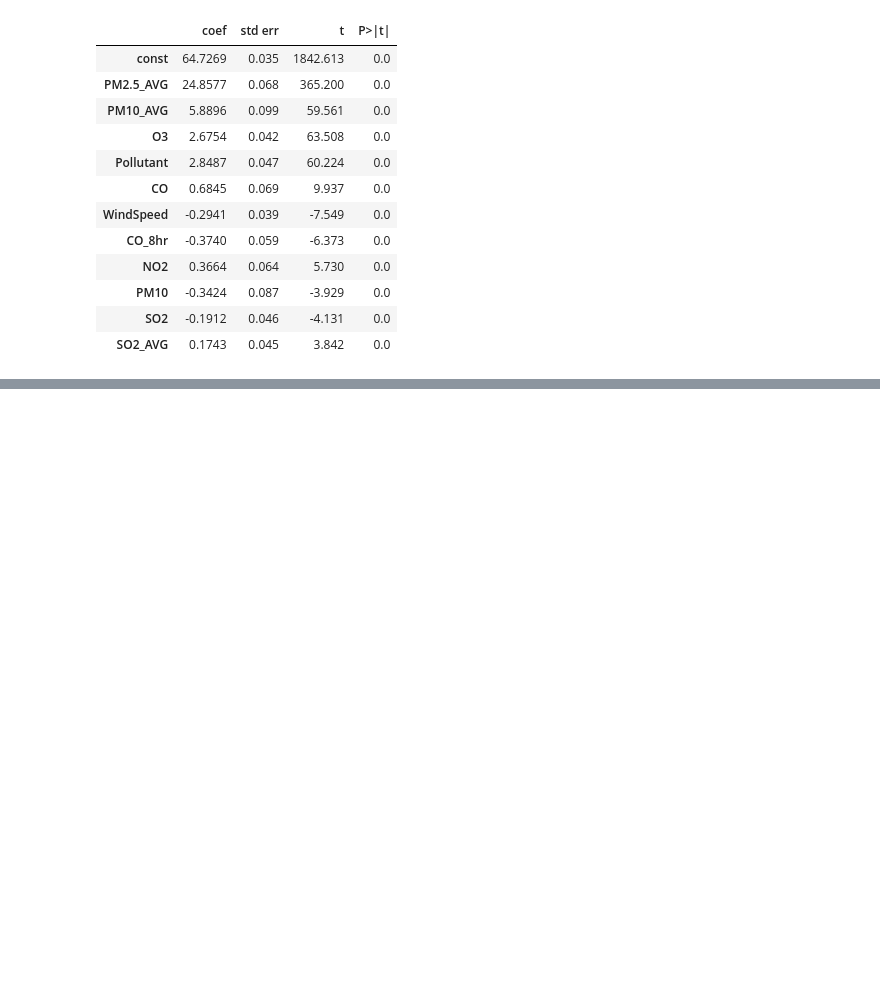
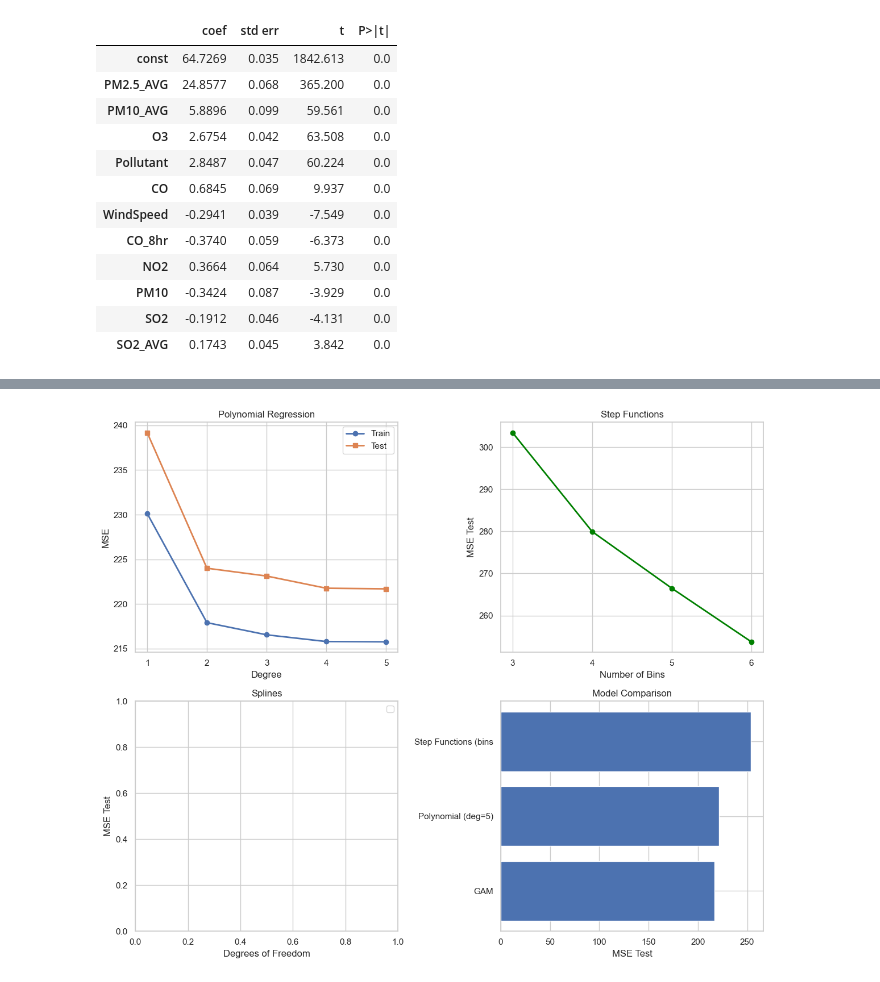
Before and after one commit to lekoundanmgedeon/ml-final-project, a Jupyter notebook: task-3.ipynb, the cells around one changed output, grey strips where cells are left out. Saved outputs shown, nothing was run; the diff lists cells and outputs as text; code cells hidden in the pictures; blank space fills up the shorter version.

```diff
--- a/task-3.ipynb
+++ b/task-3.ipynb
@@ -321,0 +1173,16 @@ Those variables are significant to perform Linear Regression
+# %%
+# ====================================================================
+# 6. COMPARAISON
+# ====================================================================
+
+print("\n" + "=" * 70)
+print("COMPARAISON DES MÉTHODES")
+print("=" * 70)
+
+results_df = pd.DataFrame(results)
+results_df = results_df.sort_values('MSE Test')
+
+print("\n", results_df.to_string(index=False))
+
+best_method = results_df.iloc[0]['Méthode']
+print(f"\n→ Meilleure méthode: {best_method}")
@@ -321,0 +1200,56 @@ Those variables are significant to perform Linear Regression
+# %%
+# ====================================================================
+# 7. VISUALISATIONS (Style ISLP)
+# ====================================================================
+
+# Figure 1: Comparaison MSE
+fig, axes = subplots(2, 2, figsize=(12, 10))
+
+# Polynomial
+axes[0, 0].plot(degrees, poly_mse_train, 'o-', label='Train', lw=2)
+axes[0, 0].plot(degrees, poly_mse_test, 's-', label='Test', lw=2)
+axes[0, 0].set_xlabel('Degree')
+axes[0, 0].set_ylabel('MSE')
+axes[0, 0].set_title('Polynomial Regression')
+axes[0, 0].legend()
+axes[0, 0].set_xticks(degrees)
+
+# Step functions
+if len(step_mse_test) > 0:
+    valid_steps = [mse for mse in step_mse_test if mse != np.inf]
+    valid_bins = [n_bins_list[i] for i, mse in enumerate(step_mse_test) if mse != np.inf]
+    if len(valid_steps) > 0:
+        axes[0, 1].plot(valid_bins, valid_steps, 'o-', color='green', lw=2)
+        axes[0, 1].set_xlabel('Number of Bins')
+        axes[0, 1].set_ylabel('MSE Test')
+        axes[0, 1].set_title('Step Functions')
+        axes[0, 1].set_xticks(valid_bins)
+
+# Splines
+if len(spline_mse_test) > 0:
+    valid_splines = [mse for mse in spline_mse_test if mse != np.inf]
+    valid_df = [df_list[i] for i, mse in enumerate(spline_mse_test) if mse != np.inf]
+    if len(valid_splines) > 0:
+        axes[1, 0].plot(valid_df, valid_splines, 'o-', color='orange', lw=2, label='B-Splines')
+
+if len(ns_mse_test) > 0:
+    valid_ns = [mse for mse in ns_mse_test if mse != np.inf]
+    valid_df_ns = [df_list_ns[i] for i, mse in enumerate(ns_mse_test) if mse != np.inf]
+    if len(valid_ns) > 0:
+        axes[1, 0].plot(valid_df_ns, valid_ns, 's-', color='red', lw=2, label='Natural Splines')
+
+axes[1, 0].set_xlabel('Degrees of Freedom')
+axes[1, 0].set_ylabel('MSE Test')
+axes[1, 0].set_title('Splines')
+axes[1, 0].legend()
+
+# Comparaison finale
+methods_short = [m[:20] for m in results_df['Méthode']]
+axes[1, 1].barh(methods_short, results_df['MSE Test'])
+axes[1, 1].set_xlabel('MSE Test')
+axes[1, 1].set_title('Model Comparison')
+
+fig.tight_layout()
+plt.show()
+# %% [output]
+[figure, added]
```
Also changed, not shown: parts of 72 cells of this notebook, 1 other file.
